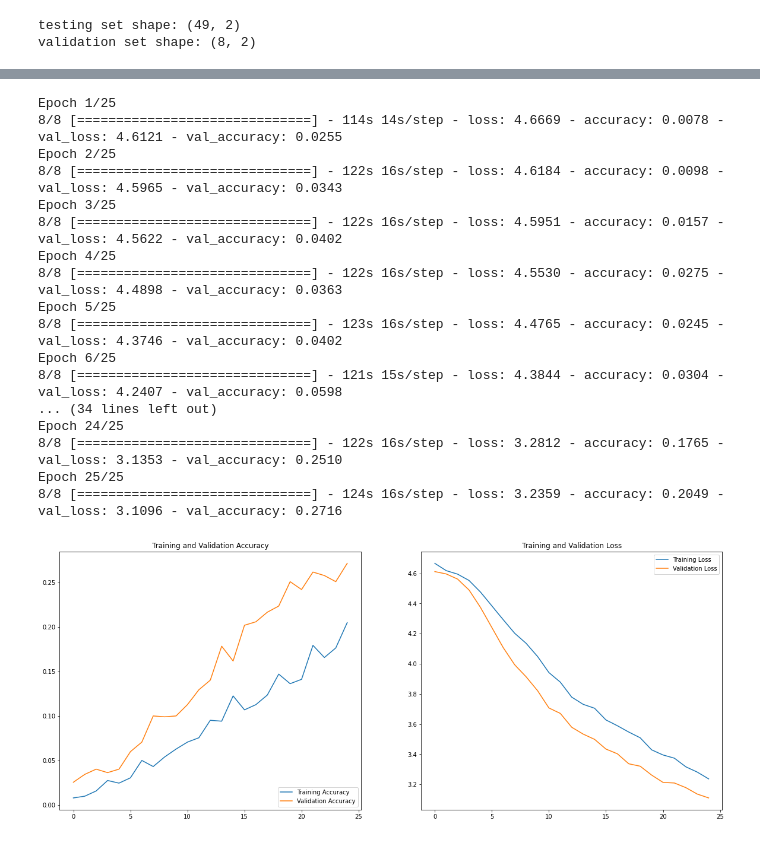
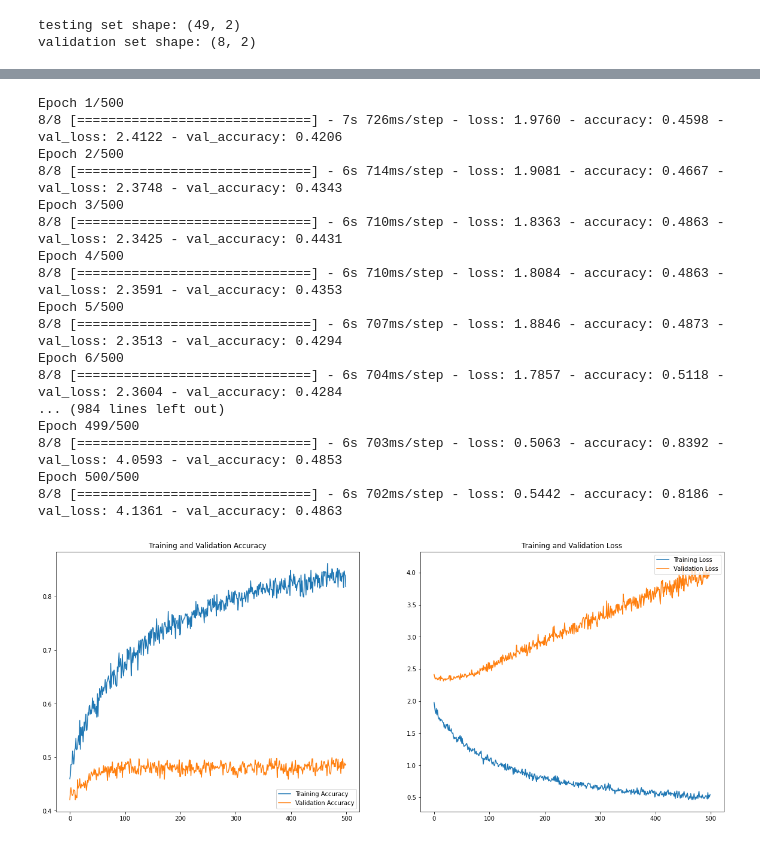
Before and after one commit to mozarik/pembelajaran-mesin, a Jupyter notebook: flowers_classification.ipynb, the cells around one changed output, grey strips where cells are left out. Cells and saved outputs as stored; diff of their text form; code cells hidden in the pictures.

```diff
--- a/flowers_classification.ipynb
+++ b/flowers_classification.ipynb
@@ -158,52 +167,51 @@ model.compile(optimizer=Adam(learning_rate=0.001), loss='categorical_crossentrop
 early_stopping = tf.keras.callbacks.EarlyStopping(monitor='val_loss', patience=5)
 
 history = model.fit(train_set,
-                    epochs=25,
-                    validation_data=validation_set,
-                    callbacks=[early_stopping])
+                    epochs=500,
+                    validation_data=validation_set)
 # %% [output]
-Epoch 1/25
-8/8 [==============================] - 114s 14s/step - loss: 4.6669 - accuracy: 0.0078 - val_loss: 4.6121 - val_accuracy: 0.0255
-Epoch 2/25
-8/8 [==============================] - 122s 16s/step - loss: 4.6184 - accuracy: 0.0098 - val_loss: 4.5965 - val_accuracy: 0.0343
-Epoch 3/25
-8/8 [==============================] - 122s 16s/step - loss: 4.5951 - accuracy: 0.0157 - val_loss: 4.5622 - val_accuracy: 0.0402
-Epoch 4/25
-8/8 [==============================] - 122s 16s/step - loss: 4.5530 - accuracy: 0.0275 - val_loss: 4.4898 - val_accuracy: 0.0363
-Epoch 5/25
-8/8 [==============================] - 123s 16s/step - loss: 4.4765 - accuracy: 0.0245 - val_loss: 4.3746 - val_accuracy: 0.0402
-Epoch 6/25
-8/8 [==============================] - 121s 15s/step - loss: 4.3844 - accuracy: 0.0304 - val_loss: 4.2407 - val_accuracy: 0.0598
-... (34 lines left out)
-Epoch 24/25
-8/8 [==============================] - 122s 16s/step - loss: 3.2812 - accuracy: 0.1765 - val_loss: 3.1353 - val_accuracy: 0.2510
-Epoch 25/25
-8/8 [==============================] - 124s 16s/step - loss: 3.2359 - accuracy: 0.2049 - val_loss: 3.1096 - val_accuracy: 0.2716
+Epoch 1/500
+8/8 [==============================] - 7s 726ms/step - loss: 1.9760 - accuracy: 0.4598 - val_loss: 2.4122 - val_accuracy: 0.4206
+Epoch 2/500
+8/8 [==============================] - 6s 714ms/step - loss: 1.9081 - accuracy: 0.4667 - val_loss: 2.3748 - val_accuracy: 0.4343
+Epoch 3/500
+8/8 [==============================] - 6s 710ms/step - loss: 1.8363 - accuracy: 0.4863 - val_loss: 2.3425 - val_accuracy: 0.4431
+Epoch 4/500
+8/8 [==============================] - 6s 710ms/step - loss: 1.8084 - accuracy: 0.4863 - val_loss: 2.3591 - val_accuracy: 0.4353
+Epoch 5/500
+8/8 [==============================] - 6s 707ms/step - loss: 1.8846 - accuracy: 0.4873 - val_loss: 2.3513 - val_accuracy: 0.4294
+Epoch 6/500
+8/8 [==============================] - 6s 704ms/step - loss: 1.7857 - accuracy: 0.5118 - val_loss: 2.3604 - val_accuracy: 0.4284
+... (984 lines left out)
+Epoch 499/500
+8/8 [==============================] - 6s 703ms/step - loss: 0.5063 - accuracy: 0.8392 - val_loss: 4.0593 - val_accuracy: 0.4853
+Epoch 500/500
+8/8 [==============================] - 6s 702ms/step - loss: 0.5442 - accuracy: 0.8186 - val_loss: 4.1361 - val_accuracy: 0.4863
 # %%
 train_acc = history.history['accuracy']
 val_acc = history.history['val_accuracy']
 
 train_loss = history.history['loss']
 val_loss = history.history['val_loss']
 
 # epochs_range = range(Epochs)
-epochs_range = range(25)
+epochs_range = range(500)
 
 plt.figure(figsize=(20, 8))
 plt.subplot(1, 2, 1)
 plt.plot(epochs_range, train_acc, label='Training Accuracy')
 plt.plot(epochs_range, val_acc, label='Validation Accuracy')
 plt.legend(loc='lower right')
 plt.title('Training and Validation Accuracy')
 
 plt.subplot(1, 2, 2)
 plt.plot(epochs_range, train_loss, label='Training Loss')
 plt.plot(epochs_range, val_loss, label='Validation Loss')
 plt.legend(loc='upper right')
 plt.title('Training and Validation Loss')
 plt.show()
 # %% [output]
-[figure, old version]
+[figure, new version]
 # %%
 result=model.evaluate(test_set)
 print(f"test loss: {result[0]}, test accuracy: {result[1]}")
```
Also changed, not shown: parts of 6 cells of this notebook.
